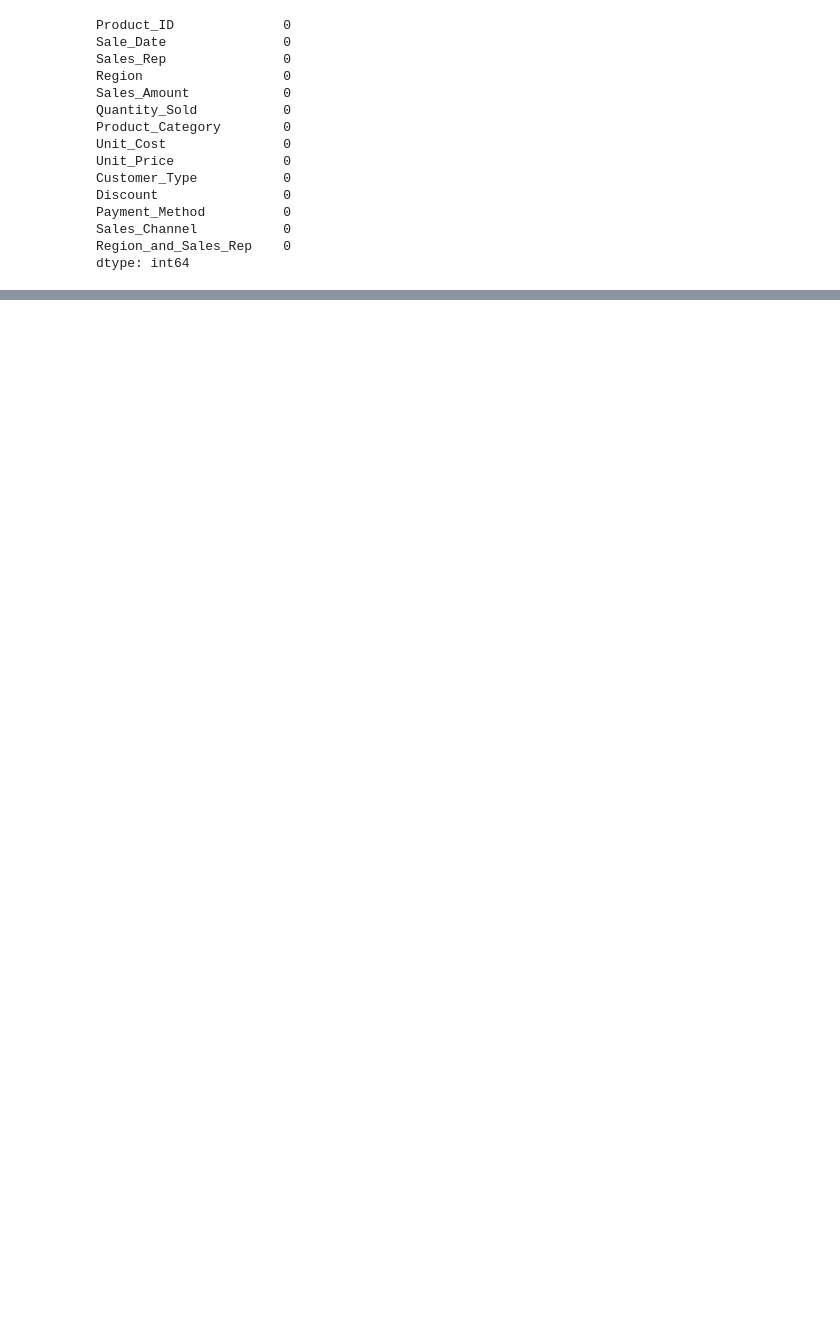
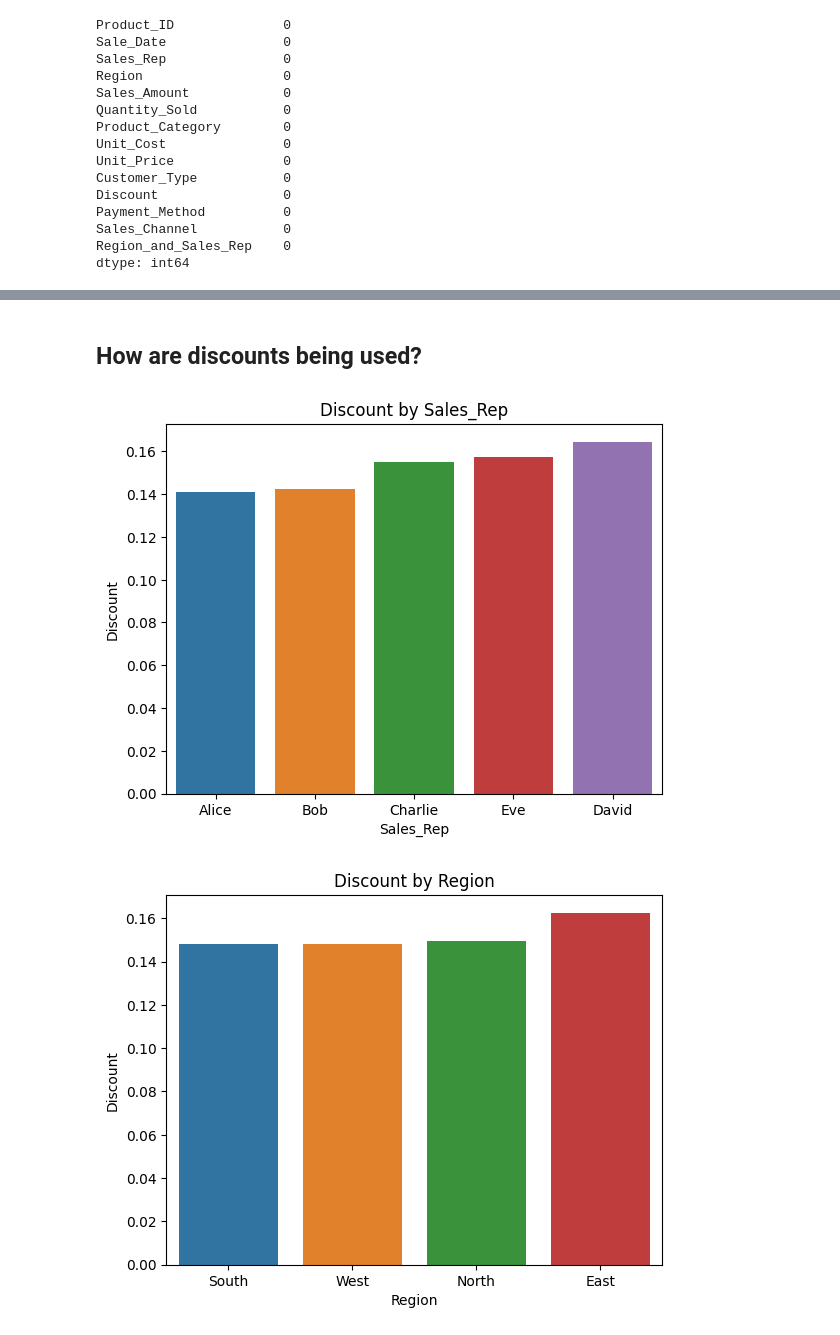
Before and after one commit to hkafrawi/kaggle_portfolio, a Jupyter notebook: sales-dataset-kaggle.ipynb, the cells around one changed output, grey strips where cells are left out. Drawn from its saved outputs; the diff is of its cells as text; code cells hidden in the pictures; blank space fills up the shorter version.

```diff
--- a/sales-dataset-kaggle.ipynb
+++ b/sales-dataset-kaggle.ipynb
@@ -151,0 +186,19 @@ for column in quant_cols:
+# %% [markdown]
+## How are discounts being used?
+# %%
+for category in object_cols:
+    df_temp = df.groupby(category).\
+                        agg({"Discount":"mean"}).\
+                        reset_index().\
+                        sort_values("Discount")
+
+    sns.barplot(data=df_temp,
+           x=category,
+           y="Discount")
+
+    plt.title(f"Discount by {category}")
+    plt.ticklabel_format(style='plain', axis='y')
+    plt.show()
+# %% [output]
+[figure, added]
+[figure, added]
```
Also changed, not shown: parts of 15 cells of this notebook.
